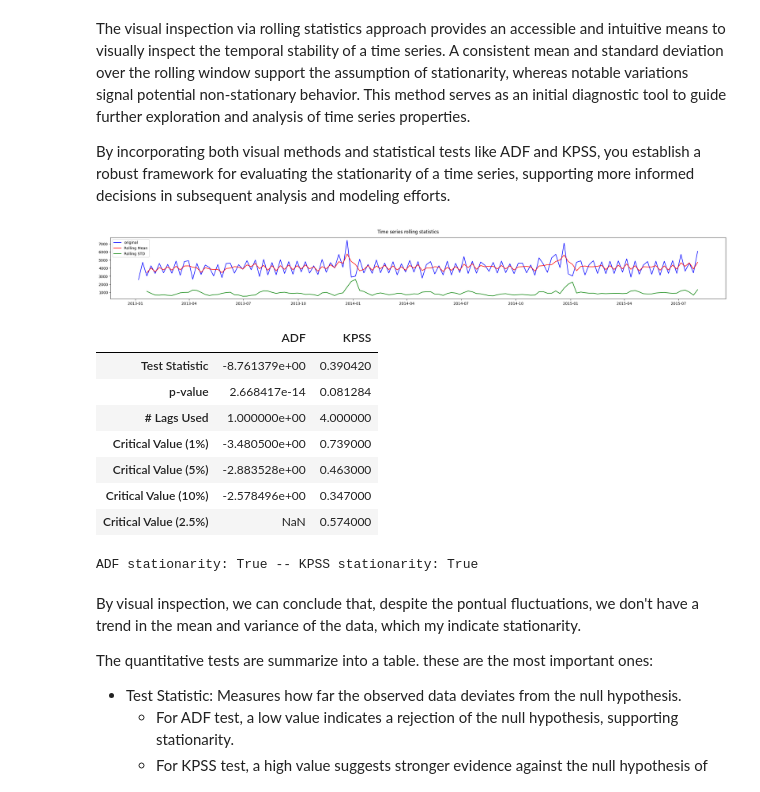
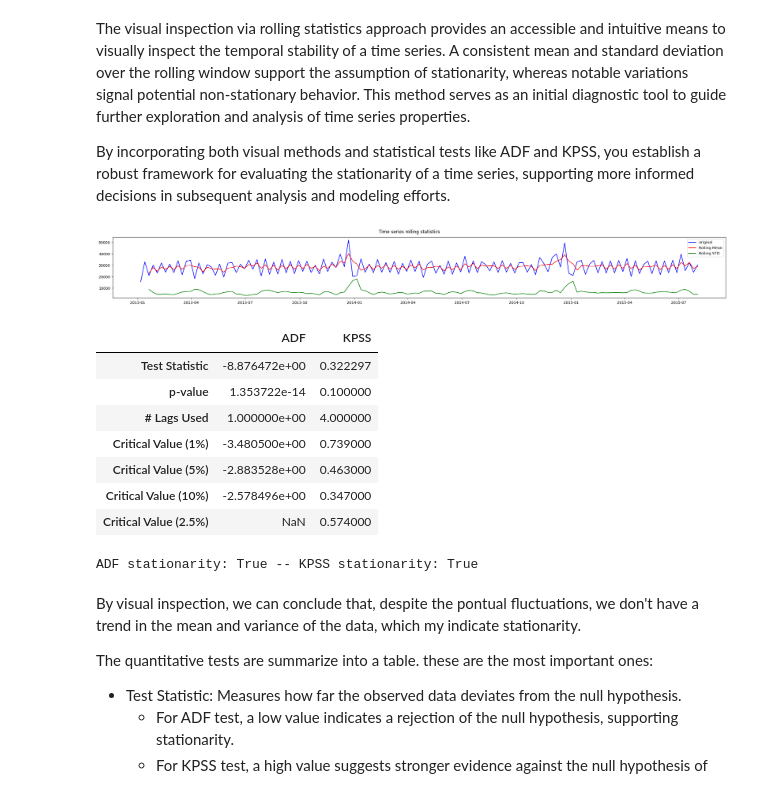
Before and after one commit to TheCamilovisk/RossmannSalesForecasting, a Jupyter notebook: ARIMA_model.ipynb, the cells around one changed output. Cells and saved outputs as stored; diff of their text form; code cells hidden in the pictures.

```diff
--- a/ARIMA_model.ipynb
+++ b/ARIMA_model.ipynb
@@ -119,11 +119,10 @@ Each store may have distinct sales trends, seasonality, and responses to externa
 
 With that said, for this project, I have chosen to concentrate on the historical data of **store 2** (a type **a** store) only. Also, in a attempt to aleviate irregularities, I've resampled the daily data into weekly total. Resampling to weekly totals provides a consolidated view, facilitating the capture of broader trends and seasonality.
 # %%
-sample_store_data = (
-    stores_sales_df[stores_sales_df["Store"] == 2]
-)[["Sales"]].resample("W").mean()
+sample_store_data = stores_sales_df[stores_sales_df["Store"] == 2]
 
-sample_store_data
+weekly_features = sample_store_data[["Sales"]].resample("W").sum()
+weekly_features
 # %% [output]
 |  | Sales |
 | Date |  |
@@ -141,7 +140 @@ sample_store_data
 135 rows × 1 columns
-# %%
-sample_store_data["Christmas"] = (
-    stores_sales_df[stores_sales_df["Store"] == 2]["StateHoliday"] == "c"
-).resample("W").max().astype("int")
-
-sample_store_data
@@ -162,0 +141,15 @@ sample_store_data
+# %%
+weekly_features["StateHoliday"] = (
+    sample_store_data["StateHoliday"]
+        .map({"0": 0, "a": 1, "b": 1, "c": 1})
+        .resample("W")
+        .max()
+)
+
+weekly_features["Promo"] = (
+    sample_store_data["Promo"]
+        .resample("W")
+        .max()
+)
+
+weekly_features
@@ -274,12 +282,12 @@ def test_stationarity(series: pd.DataFrame, confidence: float = 0.05) -> None:
 
     print(f"ADF stationarity: {adf_stationarity} -- KPSS stationarity: {kpss_stationarity}")
 # %%
-test_stationarity(sample_store_data["Sales"])
+test_stationarity(weekly_features["Sales"])
 # %% [output]
-[figure, old version]
+[figure, new version]
 |  | ADF | KPSS |
-| Test Statistic | -8.761379e+00 | 0.390420 |
-| p-value | 2.668417e-14 | 0.081284 |
+| Test Statistic | -8.876472e+00 | 0.322297 |
+| p-value | 1.353722e-14 | 0.100000 |
 | # Lags Used | 1.000000e+00 | 4.000000 |
 | Critical Value (1%) | -3.480500e+00 | 0.739000 |
 | Critical Value (5%) | -2.883528e+00 | 0.463000 |
```
Also changed, not shown: parts of 10 cells of this notebook.
